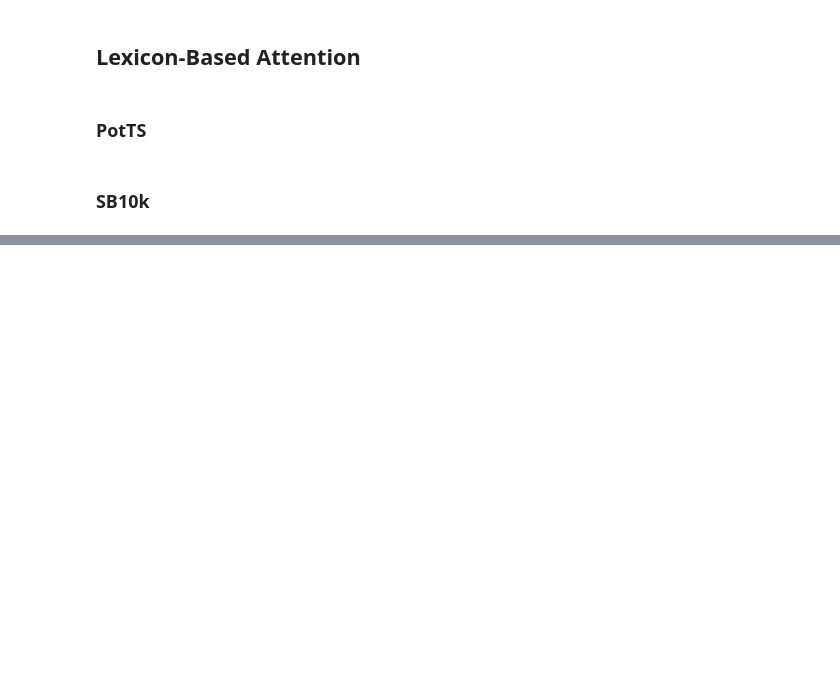
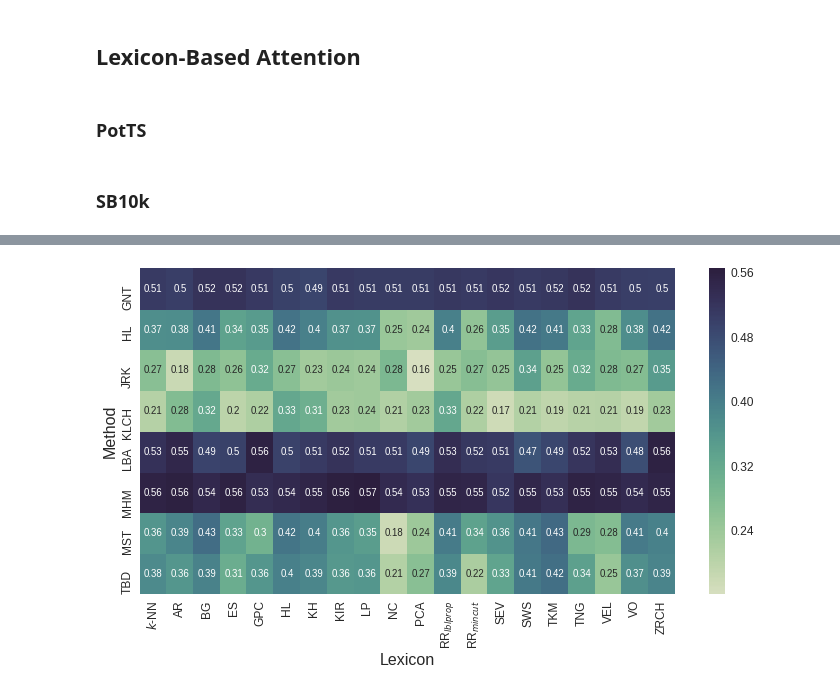
Before and after one commit to WladimirSidorenko/Dissertation, a Jupyter notebook: notebooks/cgsa.ipynb, the cells around one changed output, grey strips where cells are left out. Drawn from its saved outputs; the diff is of its cells as text; code cells hidden in the pictures; blank space fills up the shorter version.

```diff
--- a/notebooks/cgsa.ipynb
+++ b/notebooks/cgsa.ipynb
@@ -827,0 +835,5 @@ ax = sns.heatmap(SB10K_MICRO_STAT, cmap=HEATMAP_CMAP)
+# %%
+sb10k_macro_plt = sns.heatmap(SB10K_MACRO_STAT, **HEATMAP_SETTINGS)
+plt.savefig("cgsa_sb10k_macro_lexicons.png", bbox_inches='tight')
+# %% [output]
+[figure, added]
```
Also changed, not shown: parts of 13 cells of this notebook, 5 other files.
